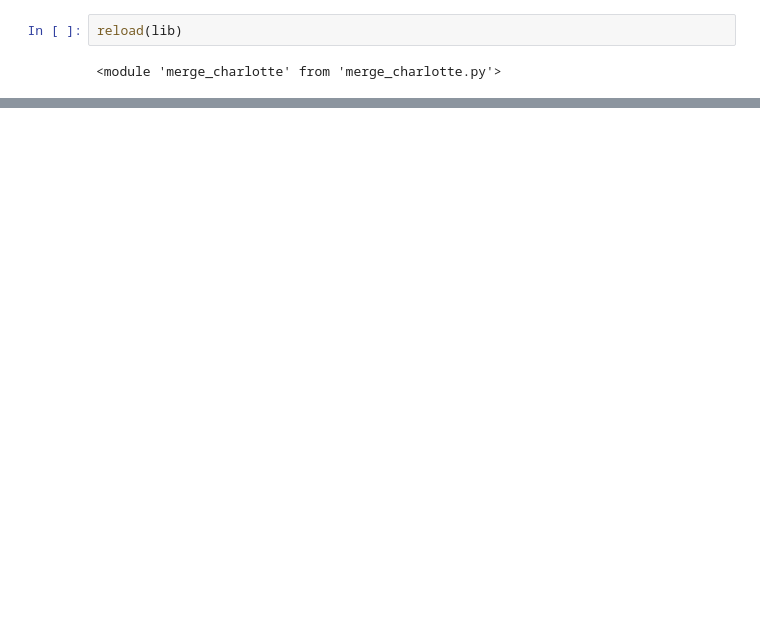
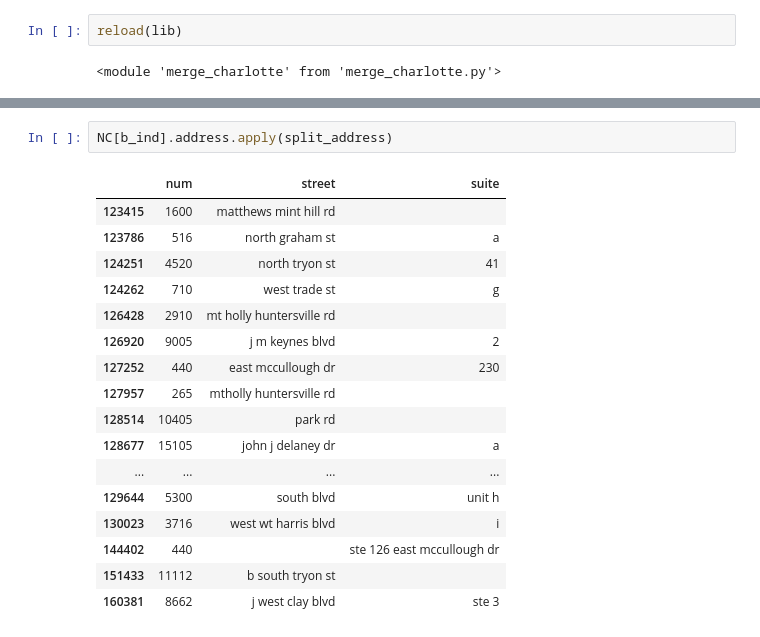
Before and after one commit to tbackes/yelp-health, a Jupyter notebook: code/yelp-EDA.ipynb, the cells around one changed output, grey strips where cells are left out. Saved outputs shown, nothing was run; the diff lists cells and outputs as text; blank space fills up the shorter version.

```diff
--- a/code/yelp-EDA.ipynb
+++ b/code/yelp-EDA.ipynb
@@ -324,0 +385,20 @@ re.sub('\s+',' ',a)
+# %%
+NC[b_ind].address.apply(split_address)
+# %% [output]
+|  | num | street | suite |
+| 123415 | 1600 | matthews mint hill rd |  |
+| 123786 | 516 | north graham st | a |
+| 124251 | 4520 | north tryon st | 41 |
+| 124262 | 710 | west trade st | g |
+| 126428 | 2910 | mt holly huntersville rd |  |
+| 126920 | 9005 | j m keynes blvd | 2 |
+| 127252 | 440 | east mccullough dr | 230 |
+| 127957 | 265 | mtholly huntersville rd |  |
+| 128514 | 10405 | park rd |  |
+| 128677 | 15105 | john j delaney dr | a |
+| ... | ... | ... | ... |
+| 129644 | 5300 | south blvd | unit h |
+| 130023 | 3716 | west wt harris blvd | i |
+| 144402 | 440 |  | ste 126 east mccullough dr |
+| 151433 | 11112 | b south tryon st |  |
+| 160381 | 8662 | j west clay blvd | ste 3 |
```
Also changed, not shown: parts of 24 cells of this notebook, 1 other file.
